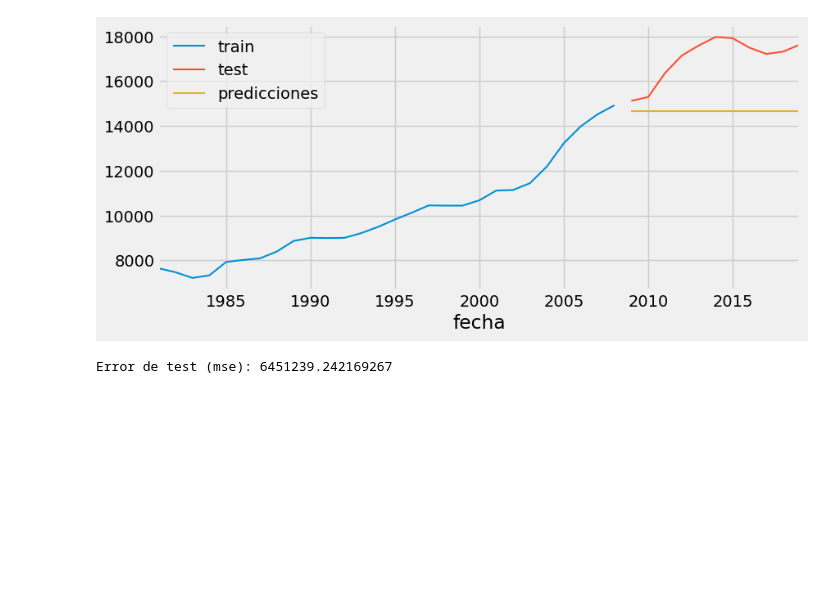
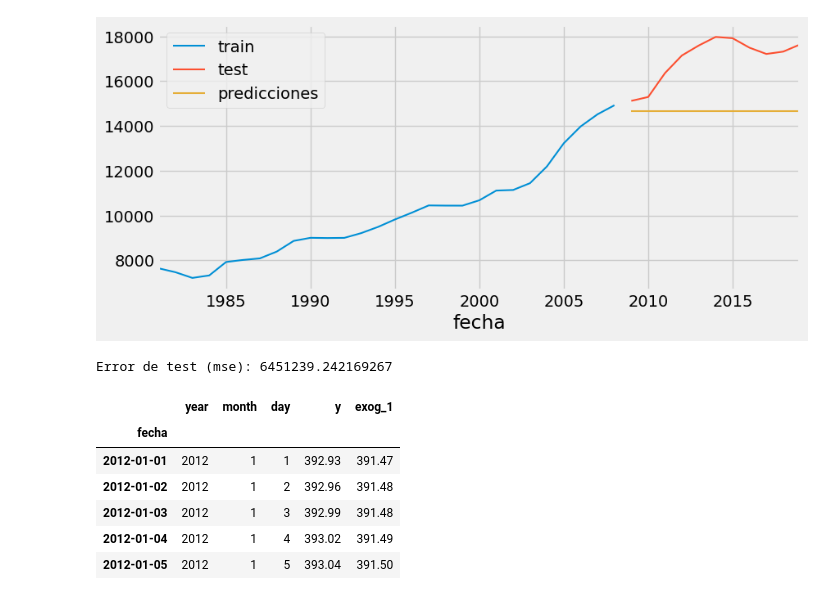
Before and after one commit to lookmydata/CO2-Emissions, a Jupyter notebook: exploration/KPI_exploratorio_Fercho.ipynb, the cells around one changed output. Cells and saved outputs as stored; diff of their text form; code cells hidden in the pictures; blank space fills up the shorter version.

```diff
--- a/exploration/KPI_exploratorio_Fercho.ipynb
+++ b/exploration/KPI_exploratorio_Fercho.ipynb
@@ -793 +794,12 @@ datos = datos.rename(columns={'smoothed':'y','trend':'exog_1'})
+# %%
+datos = datos.sort_index()
+datos.head()
+# %% [output]
+|  | year | month | day | y | exog_1 |
+| fecha |  |  |  |  |  |
+| 2012-01-01 | 2012 | 1 | 1 | 392.93 | 391.47 |
+| 2012-01-02 | 2012 | 1 | 2 | 392.96 | 391.48 |
+| 2012-01-03 | 2012 | 1 | 3 | 392.99 | 391.48 |
+| 2012-01-04 | 2012 | 1 | 4 | 393.02 | 391.49 |
+| 2012-01-05 | 2012 | 1 | 5 | 393.04 | 391.50 |
 # %%
```
Also changed, not shown: parts of 10 cells of this notebook, 1 other file.
